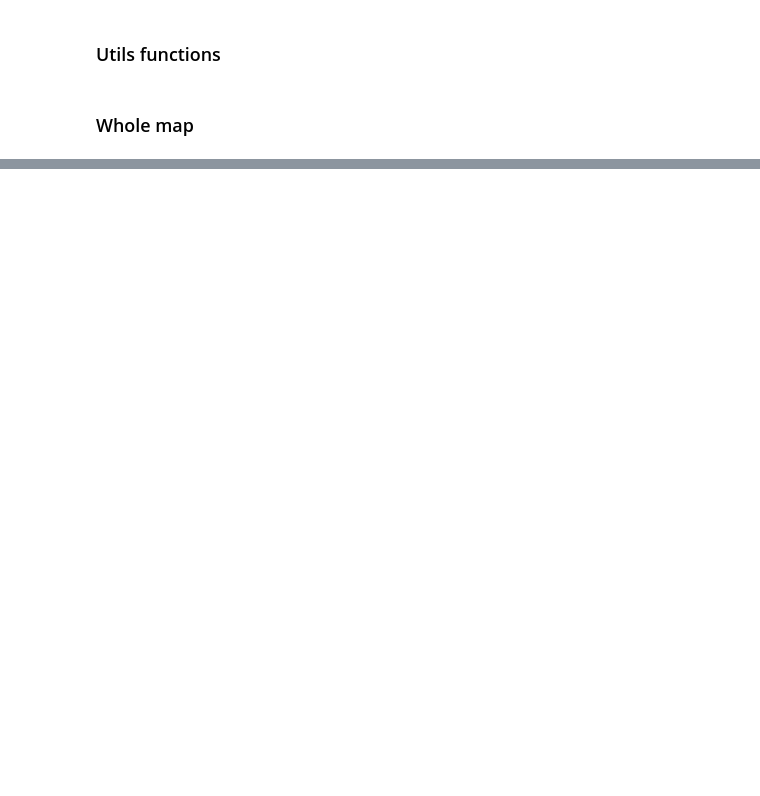
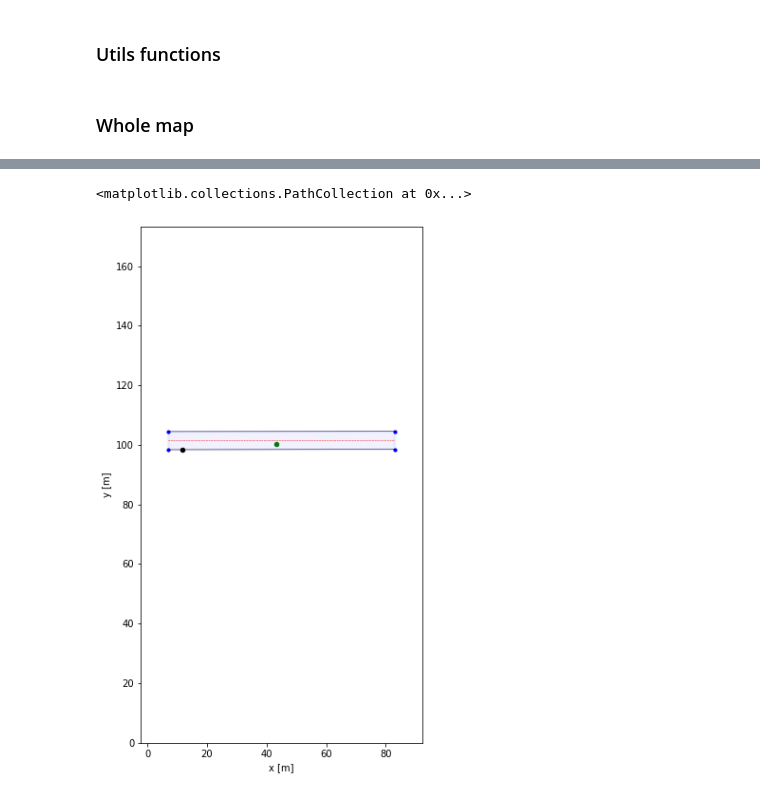
Before and after one commit to Alexwei92/NEPTUNE-ROS, a Jupyter notebook: src/affordance_learning/scripts/test.ipynb, the cells around one changed output, grey strips where cells are left out. Saved outputs shown, nothing was run; the diff lists cells and outputs as text; code cells hidden in the pictures; blank space fills up the shorter version.

```diff
--- a/src/affordance_learning/scripts/test.ipynb
+++ b/src/affordance_learning/scripts/test.ipynb
@@ -149,0 +323,30 @@ for i in range(5):
+# %%
+fig, axis = plt.subplots(1,1, figsize=(10,10))
+configure_map_plot(axis, 'local')
+
+# drone location
+drone_latlon = np.array([-121.794468, 38.53889]) # lon, lat
+drone_local_pos = get_local_xy_from_latlon(drone_latlon[1], drone_latlon[0], utm_T_local)
+axis.scatter(drone_local_pos[0], drone_local_pos[1], s=20, color='g')
+
+# find which row/column
+index = find_index(drone_local_pos, row_data, frame='local')
+draw_all(axis, row_data[index], frame='local')
+
+# find projection
+lateral_proj, longitude_proj = get_projection_point2line(drone_local_pos, row_data[index]['centerline_local'])
+c1 = plt.Circle(drone_local_pos, abs(lateral_proj)/12, alpha=0.1)
+axis.add_patch(c1)
+
+
+# offset
+treeline = row_data[index]['treelines_local'][0]
+treeline_length = np.linalg.norm(treeline[1] - treeline[0])
+
+offset = 15 * 0.3048 # m
+alpha = offset / treeline_length
+new_pt = treeline[1] * alpha + (1 - alpha) * treeline[0]
+axis.scatter(new_pt[0], new_pt[1], s=20, color='k')
+# %% [output]
+<matplotlib.collections.PathCollection at 0x...>
+[figure, added]
```
Also changed, not shown: parts of 12 cells of this notebook, 6 other files.
